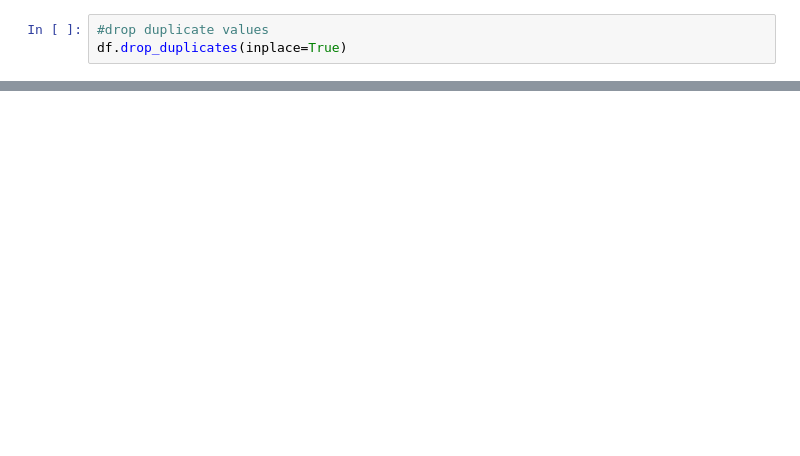
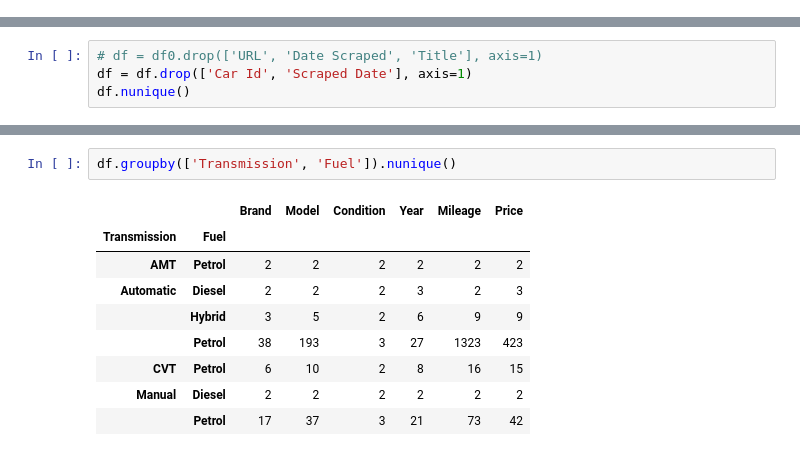
Before and after one commit to thatquams/selenium-scraper, a Jupyter notebook: carbin-price-prediction.ipynb, the cells around one changed output, grey strips where cells are left out. Saved outputs shown, nothing was run; the diff lists cells and outputs as text; blank space fills up the shorter version.

```diff
--- a/carbin-price-prediction.ipynb
+++ b/carbin-price-prediction.ipynb
@@ -104,3 +79,0 @@ df[df.duplicated()]
-# %%
-#drop duplicate values
-df.drop_duplicates(inplace=True)
@@ -248,0 +80,4 @@ Linear Regressor - R2 Score: 0.44306368472034585, MSE: 50223140567241.03
+# %%
+# df = df0.drop(['URL', 'Date Scraped', 'Title'], axis=1)
+df = df.drop(['Car Id', 'Scraped Date'], axis=1)
+df.nunique()
@@ -248,0 +94,12 @@ Linear Regressor - R2 Score: 0.44306368472034585, MSE: 50223140567241.03
+# %%
+df.groupby(['Transmission', 'Fuel']).nunique()
+# %% [output]
+|  |  | Brand | Model | Condition | Year | Mileage | Price |
+| Transmission | Fuel |  |  |  |  |  |  |
+| AMT | Petrol | 2 | 2 | 2 | 2 | 2 | 2 |
+| Automatic | Diesel | 2 | 2 | 2 | 3 | 2 | 3 |
+|  | Hybrid | 3 | 5 | 2 | 6 | 9 | 9 |
+|  | Petrol | 38 | 193 | 3 | 27 | 1323 | 423 |
+| CVT | Petrol | 6 | 10 | 2 | 8 | 16 | 15 |
+| Manual | Diesel | 2 | 2 | 2 | 2 | 2 | 2 |
+|  | Petrol | 17 | 37 | 3 | 21 | 73 | 42 |
```
Also changed, not shown: parts of 51 cells of this notebook, 6 other files.
